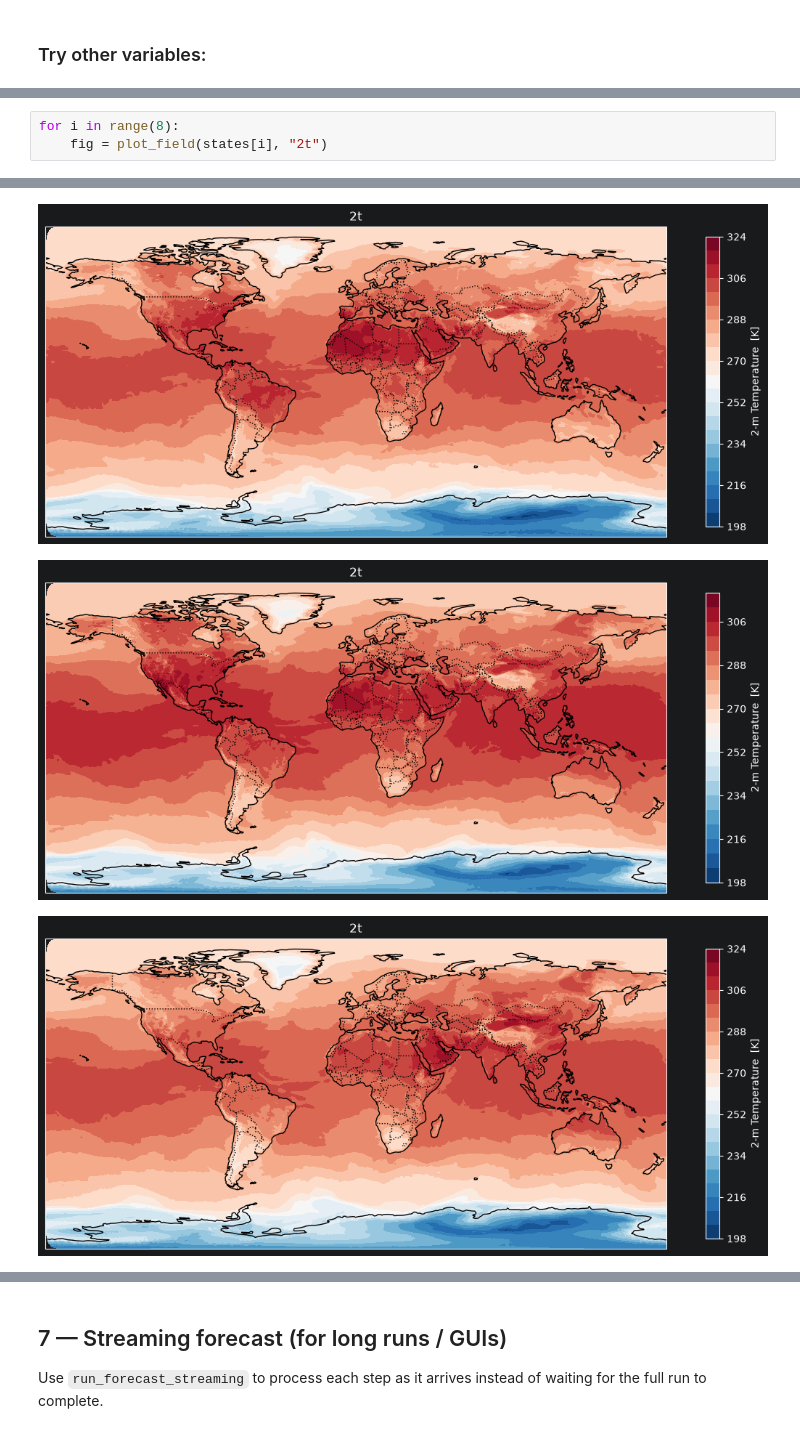
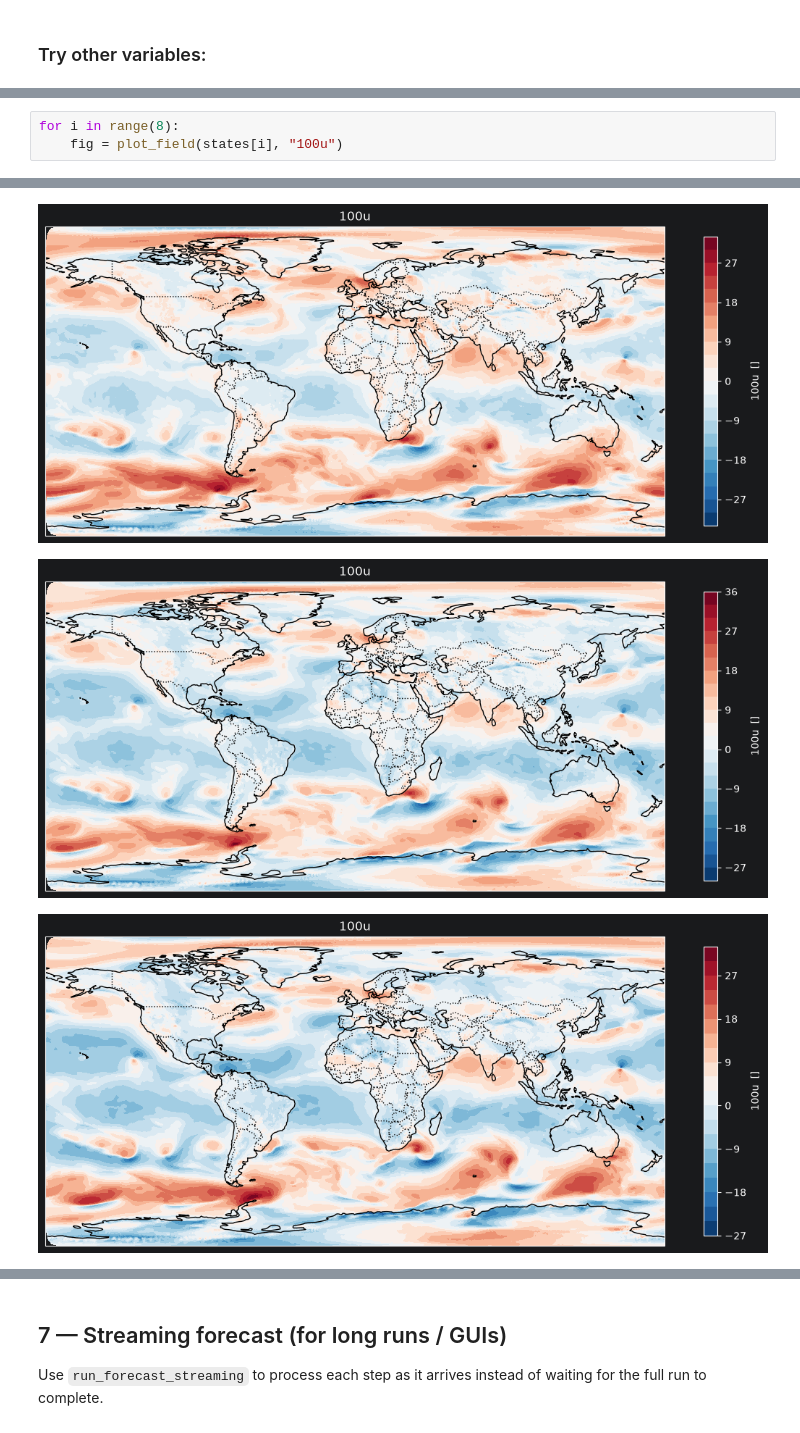
Before and after one commit to EmmaScharfmann/AIFS-tutorial, a Jupyter notebook: notebook/tutorial.ipynb, the cells around one changed output, grey strips where cells are left out. Saved outputs shown, nothing was run; the diff lists cells and outputs as text.

```diff
--- a/notebook/tutorial.ipynb
+++ b/notebook/tutorial.ipynb
@@ -156,4 +159,4 @@ fig.savefig("t2m.png", dpi=150, bbox_inches="tight")
 # %%
 for i in range(8):
-    fig = plot_field(states[i], "2t")
+    fig = plot_field(states[i], "100u")
 # %% [output]
@@ -162,3 +165,3 @@ for i in range(8):
-[figure, old version]
+[figure, new version]
-[figure, old version]
+[figure, new version]
-[figure, old version]
+[figure, new version]
```
Also changed, not shown: parts of 3 cells of this notebook, 1 other file.
